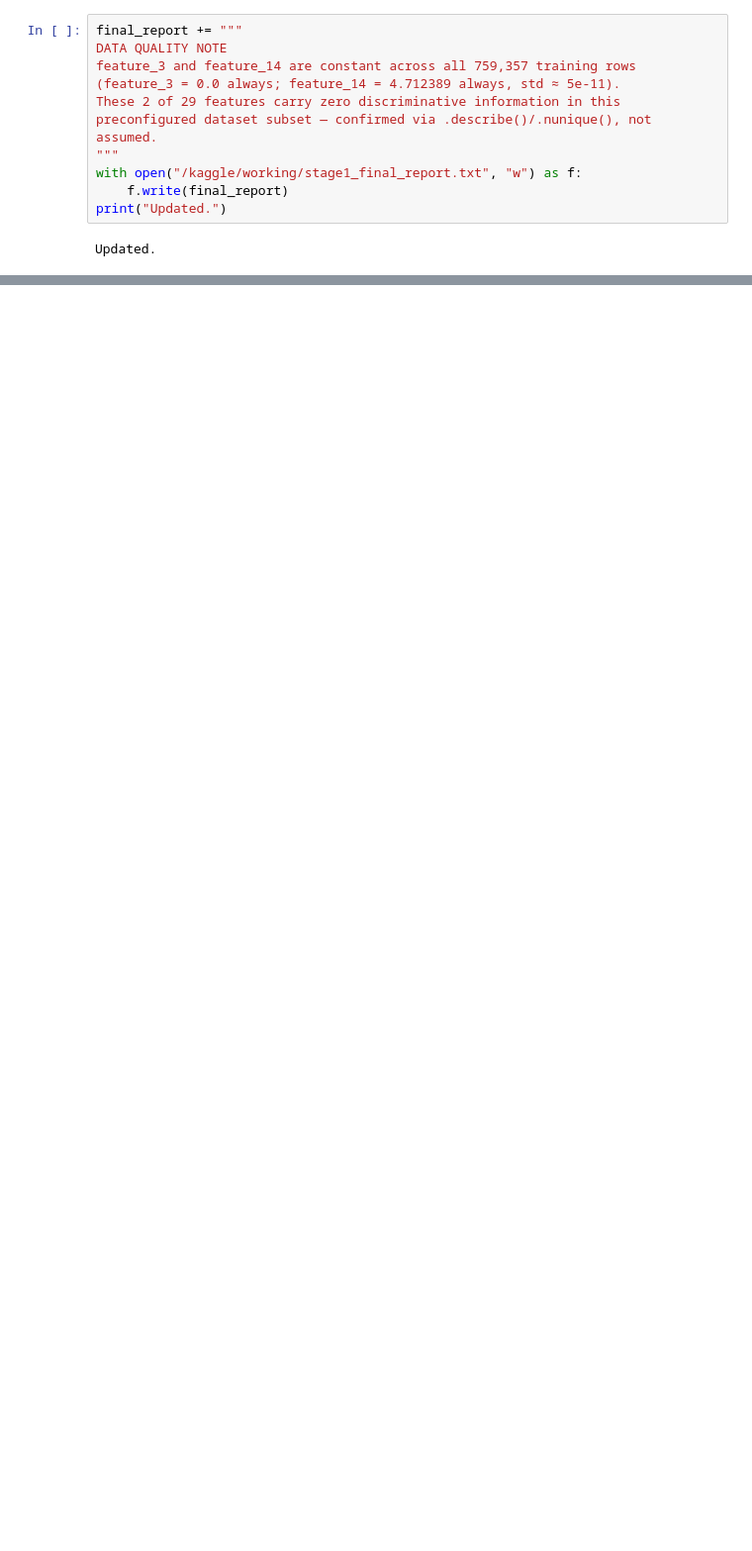
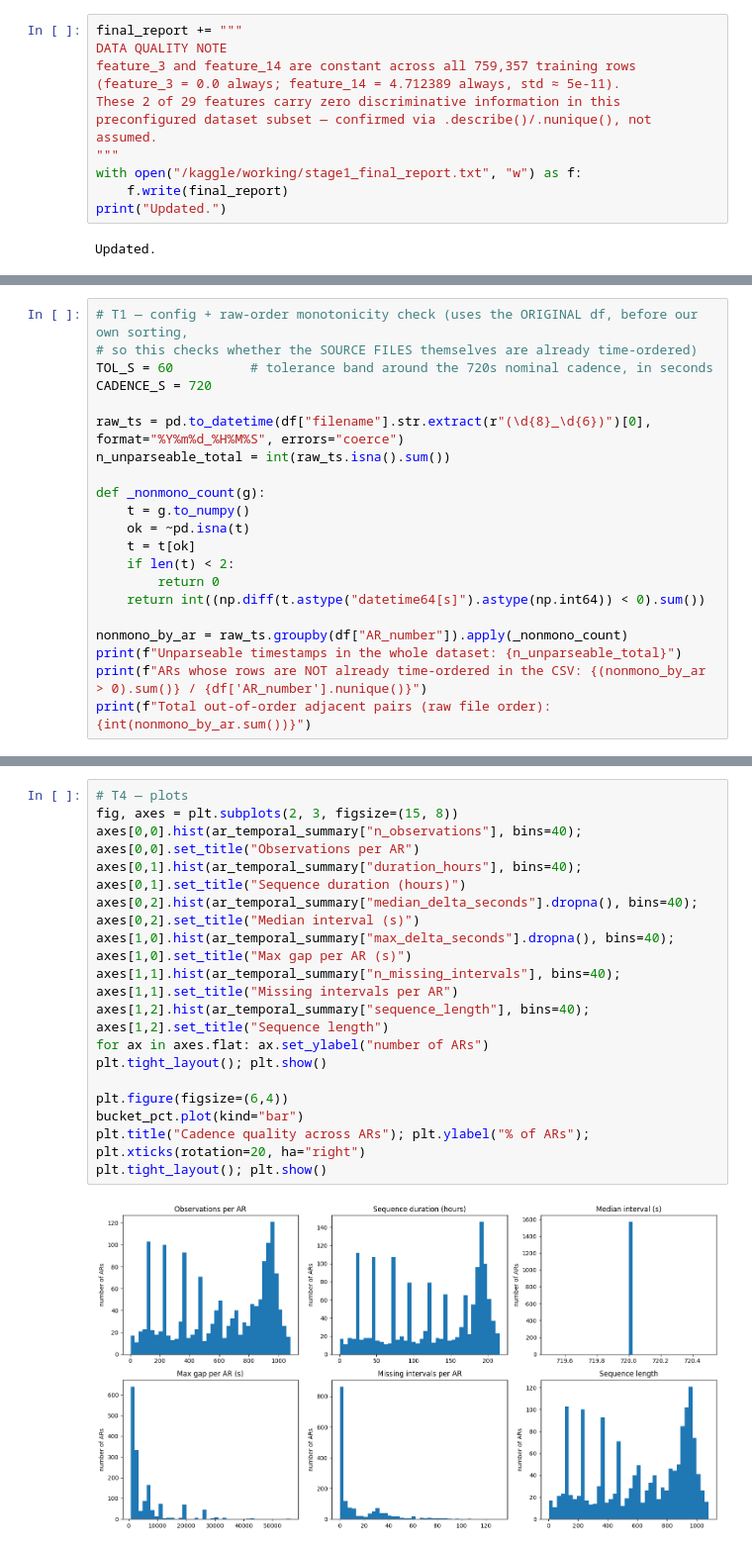
Before and after one commit to EsayasDS/Solar-flare-forecasting, a Jupyter notebook: solar-flare-forecasting.ipynb, the cells around one changed output, grey strips where cells are left out. Shown at 99% size. Cells and saved outputs as stored; diff of their text form; blank space fills up the shorter version.

```diff
--- a/solar-flare-forecasting.ipynb
+++ b/solar-flare-forecasting.ipynb
@@ -1342,0 +696,21 @@ STATUS: Stage 3 complete and locked.
+# %%
+# T1 — config + raw-order monotonicity check (uses the ORIGINAL df, before our own sorting,
+# so this checks whether the SOURCE FILES themselves are already time-ordered)
+TOL_S = 60          # tolerance band around the 720s nominal cadence, in seconds
+CADENCE_S = 720
+
+raw_ts = pd.to_datetime(df["filename"].str.extract(r"(\d{8}_\d{6})")[0], format="%Y%m%d_%H%M%S", errors="coerce")
+n_unparseable_total = int(raw_ts.isna().sum())
+
+def _nonmono_count(g):
+    t = g.to_numpy()
+    ok = ~pd.isna(t)
+    t = t[ok]
+    if len(t) < 2:
+        return 0
+    return int((np.diff(t.astype("datetime64[s]").astype(np.int64)) < 0).sum())
+
+nonmono_by_ar = raw_ts.groupby(df["AR_number"]).apply(_nonmono_count)
+print(f"Unparseable timestamps in the whole dataset: {n_unparseable_total}")
+print(f"ARs whose rows are NOT already time-ordered in the CSV: {(nonmono_by_ar > 0).sum()} / {df['AR_number'].nunique()}")
+print(f"Total out-of-order adjacent pairs (raw file order): {int(nonmono_by_ar.sum())}")
@@ -1342,0 +831,18 @@ STATUS: Stage 3 complete and locked.
+# %%
+# T4 — plots
+fig, axes = plt.subplots(2, 3, figsize=(15, 8))
+axes[0,0].hist(ar_temporal_summary["n_observations"], bins=40); axes[0,0].set_title("Observations per AR")
+axes[0,1].hist(ar_temporal_summary["duration_hours"], bins=40); axes[0,1].set_title("Sequence duration (hours)")
+axes[0,2].hist(ar_temporal_summary["median_delta_seconds"].dropna(), bins=40); axes[0,2].set_title("Median interval (s)")
+axes[1,0].hist(ar_temporal_summary["max_delta_seconds"].dropna(), bins=40); axes[1,0].set_title("Max gap per AR (s)")
+axes[1,1].hist(ar_temporal_summary["n_missing_intervals"], bins=40); axes[1,1].set_title("Missing intervals per AR")
+axes[1,2].hist(ar_temporal_summary["sequence_length"], bins=40); axes[1,2].set_title("Sequence length")
+for ax in axes.flat: ax.set_ylabel("number of ARs")
+plt.tight_layout(); plt.show()
+
+plt.figure(figsize=(6,4))
+bucket_pct.plot(kind="bar")
+plt.title("Cadence quality across ARs"); plt.ylabel("% of ARs"); plt.xticks(rotation=20, ha="right")
+plt.tight_layout(); plt.show()
+# %% [output]
+[figure, added]
```
Also changed, not shown: parts of 56 cells of this notebook.
